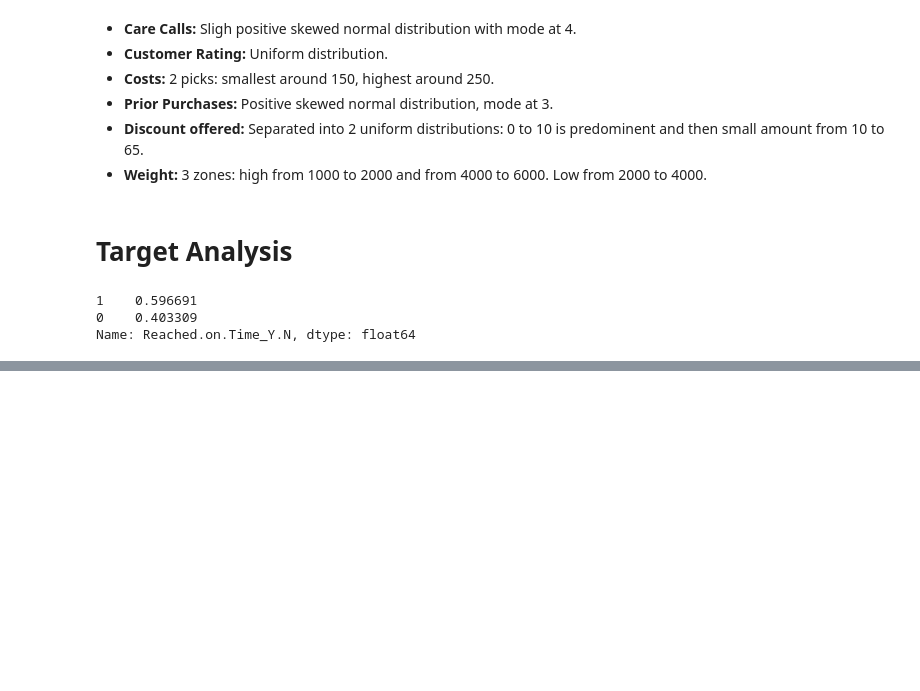
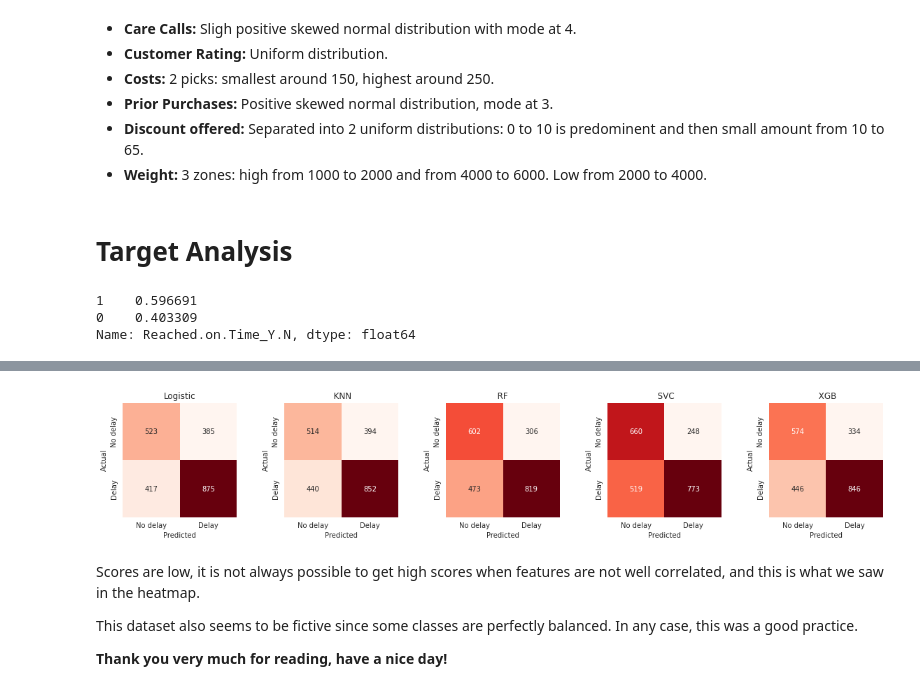
Before and after one commit to Paul-Bacher/Kaggle-Datasets, a Jupyter notebook: e-commerce-shipping-data-eda.ipynb, the cells around one changed output, grey strips where cells are left out. Cells and saved outputs as stored; diff of their text form; code cells hidden in the pictures; blank space fills up the shorter version.

Commit message:
E-Commerce Shipping Data

```diff
--- a/e-commerce-shipping-data-eda.ipynb
+++ b/e-commerce-shipping-data-eda.ipynb
@@ -136,0 +180,2 @@ Name: Reached.on.Time_Y.N, dtype: float64
+# %%
+X_train, X_test, y_train, y_test = preprocess_inputs(data)
@@ -136,0 +184,14 @@ Name: Reached.on.Time_Y.N, dtype: float64
+# %%
+models = {
+    "Logistic": LogisticRegression(),
+    "   KNN  ": KNeighborsClassifier(),
+    "   RF   ": RandomForestClassifier(),
+    "   SVC  ": SVC(probability=True),
+    "   XGB  ": XGBClassifier()
+}
+
+print("-------- Training --------")
+for name, model in models.items():
+    model.fit(X_train, y_train)
+    print(name + " trained!")
+print("---------- Done ----------")
@@ -136,0 +208,10 @@ Name: Reached.on.Time_Y.N, dtype: float64
+# %%
+results = []
+for name, model in models.items():
+    y_pred = model.predict(X_test)
+    print(name + "    Accuracy: {:.2f} %".format(accuracy_score(y_test, y_pred) * 100))
+    print("            F1 Score: {:.2f} %".format(f1_score(y_test, y_pred) * 100))
+    print("              Recall: {:.2f} %".format(recall_score(y_test, y_pred) * 100))
+    print("           Precision: {:.2f} %".format(precision_score(y_test, y_pred) * 100))
+    print("-----------------------------")
+    results.append(confusion_matrix(y_test, y_pred))
@@ -136,0 +236,20 @@ Name: Reached.on.Time_Y.N, dtype: float64
+# %%
+# Confusion matrices
+plt.figure(figsize=(20, 3))
+
+for i, name in enumerate(list(models.keys())):
+    plt.subplot(1, 5, i + 1)
+    sns.heatmap(results[i], annot=True, square=True, cbar=False,
+                xticklabels=['No delay', 'Delay'], yticklabels=['No delay', 'Delay'], cmap='Reds', fmt='.0f')
+    plt.title(name)
+    plt.xlabel('Predicted')
+    plt.ylabel('Actual')
+plt.show()
+# %% [output]
+[figure, added]
+# %% [markdown]
+Scores are low, it is not always possible to get high scores when features are not well correlated, and this is what we saw in the heatmap.
+
+This dataset also seems to be fictive since some classes are perfectly balanced. In any case, this was a good practice.
+
+**Thank you very much for reading, have a nice day!**
```
Also changed, not shown: parts of 9 cells of this notebook.
